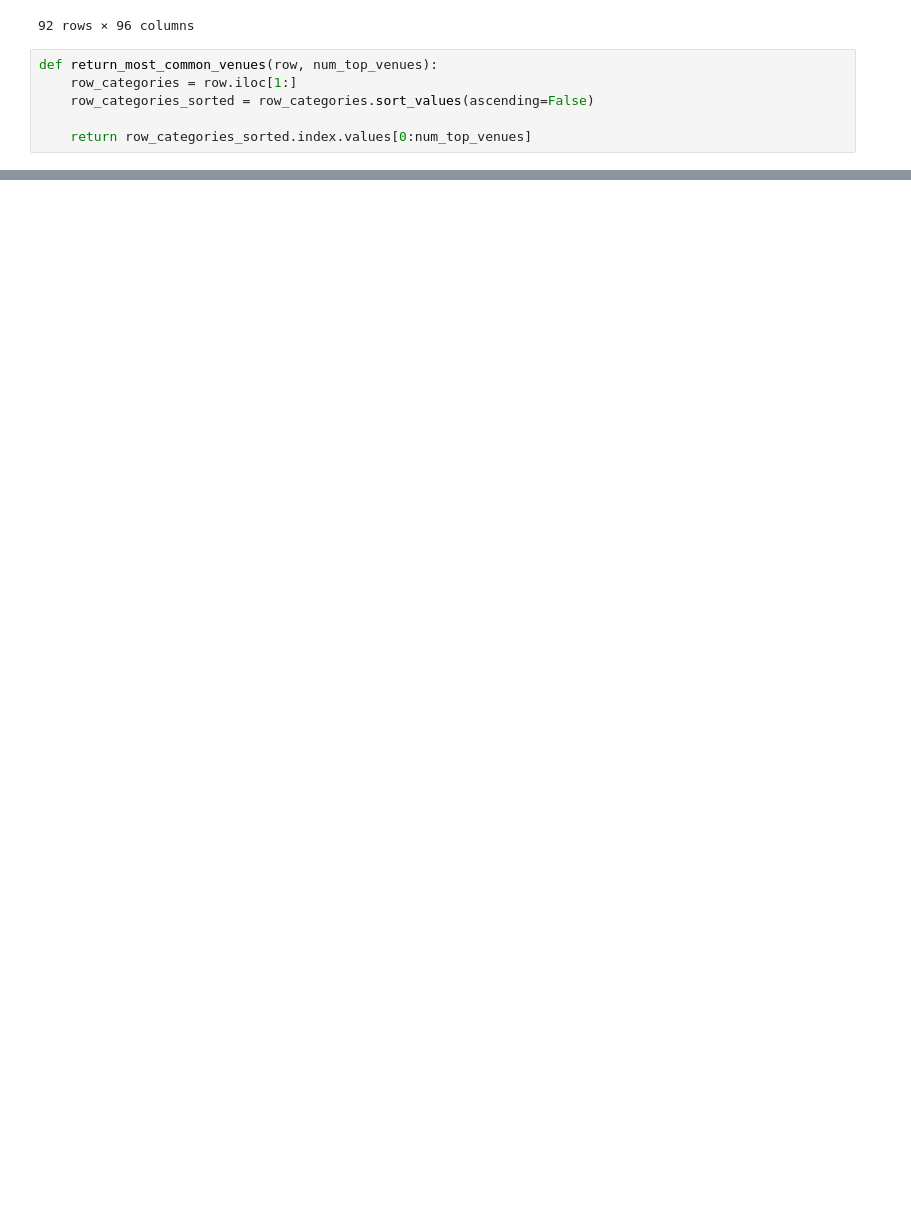
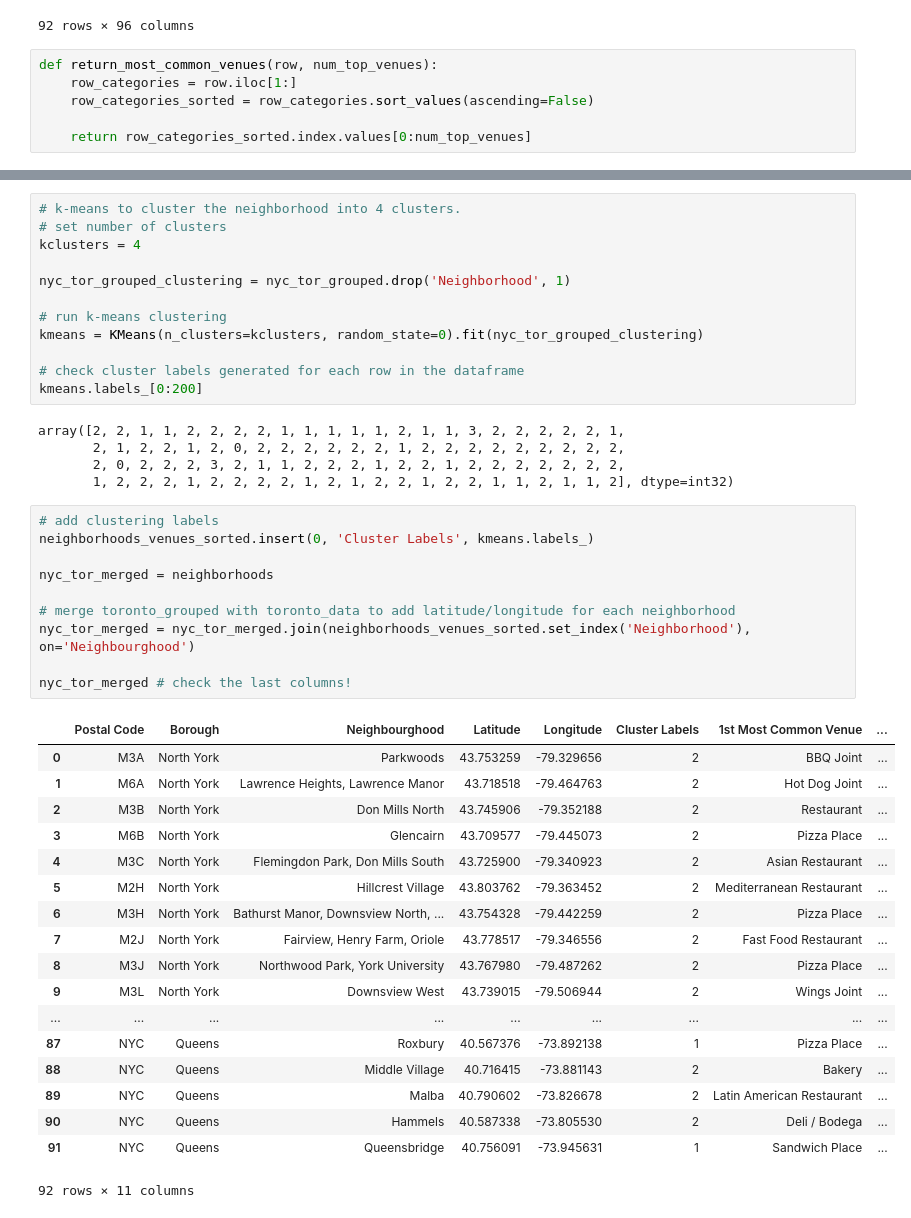
Before and after one commit to linaseid/new_york_toronto-clustering, a Jupyter notebook: Clustering New York and Toronto.ipynb, the cells around one changed output, grey strips where cells are left out. Drawn from its saved outputs; the diff is of its cells as text; blank space fills up the shorter version.

```diff
--- a/Clustering New York and Toronto.ipynb
+++ b/Clustering New York and Toronto.ipynb
@@ -409,3 +428,49 @@ neighborhoods_venues_sorted.head()
 | 2 | Astoria Heights | Deli / Bodega | Chinese Restaurant | Italian Restaurant | Burger Joint | ... |
 | 3 | Auburndale | Korean Restaurant | Deli / Bodega | Italian Restaurant | American Restaurant | ... |
 | 4 | Bathurst Manor, Downsview North, ... | Pizza Place | Deli / Bodega | Fried Chicken Joint | Chinese Restaurant | ... |
+# %%
+# k-means to cluster the neighborhood into 4 clusters.
+# set number of clusters
+kclusters = 4
+
+nyc_tor_grouped_clustering = nyc_tor_grouped.drop('Neighborhood', 1)
+
+# run k-means clustering
+kmeans = KMeans(n_clusters=kclusters, random_state=0).fit(nyc_tor_grouped_clustering)
+
+# check cluster labels generated for each row in the dataframe
+kmeans.labels_[0:200]
+# %% [output]
+array([2, 2, 1, 1, 2, 2, 2, 2, 1, 1, 1, 1, 1, 2, 1, 1, 3, 2, 2, 2, 2, 2, 1,
+       2, 1, 2, 2, 1, 2, 0, 2, 2, 2, 2, 2, 2, 1, 2, 2, 2, 2, 2, 2, 2, 2, 2,
+       2, 0, 2, 2, 2, 3, 2, 1, 1, 2, 2, 2, 1, 2, 2, 1, 2, 2, 2, 2, 2, 2, 2,
+       1, 2, 2, 2, 1, 2, 2, 2, 2, 1, 2, 1, 2, 2, 1, 2, 2, 1, 1, 2, 1, 1, 2], dtype=int32)
+# %%
+# add clustering labels
+neighborhoods_venues_sorted.insert(0, 'Cluster Labels', kmeans.labels_)
+
+nyc_tor_merged = neighborhoods
+
+# merge toronto_grouped with toronto_data to add latitude/longitude for each neighborhood
+nyc_tor_merged = nyc_tor_merged.join(neighborhoods_venues_sorted.set_index('Neighborhood'), on='Neighbourghood')
+
+nyc_tor_merged # check the last columns!
+# %% [output]
+|  | Postal Code | Borough | Neighbourghood | Latitude | Longitude | Cluster Labels | 1st Most Common Venue | ... |
+| 0 | M3A | North York | Parkwoods | 43.753259 | -79.329656 | 2 | BBQ Joint | ... |
+| 1 | M6A | North York | Lawrence Heights, Lawrence Manor | 43.718518 | -79.464763 | 2 | Hot Dog Joint | ... |
+| 2 | M3B | North York | Don Mills North | 43.745906 | -79.352188 | 2 | Restaurant | ... |
+| 3 | M6B | North York | Glencairn | 43.709577 | -79.445073 | 2 | Pizza Place | ... |
+| 4 | M3C | North York | Flemingdon Park, Don Mills South | 43.725900 | -79.340923 | 2 | Asian Restaurant | ... |
+| 5 | M2H | North York | Hillcrest Village | 43.803762 | -79.363452 | 2 | Mediterranean Restaurant | ... |
+| 6 | M3H | North York | Bathurst Manor, Downsview North, ... | 43.754328 | -79.442259 | 2 | Pizza Place | ... |
+| 7 | M2J | North York | Fairview, Henry Farm, Oriole | 43.778517 | -79.346556 | 2 | Fast Food Restaurant | ... |
+| 8 | M3J | North York | Northwood Park, York University | 43.767980 | -79.487262 | 2 | Pizza Place | ... |
+| 9 | M3L | North York | Downsview West | 43.739015 | -79.506944 | 2 | Wings Joint | ... |
+| ... | ... | ... | ... | ... | ... | ... | ... | ... |
+| 87 | NYC | Queens | Roxbury | 40.567376 | -73.892138 | 1 | Pizza Place | ... |
+| 88 | NYC | Queens | Middle Village | 40.716415 | -73.881143 | 2 | Bakery | ... |
+| 89 | NYC | Queens | Malba | 40.790602 | -73.826678 | 2 | Latin American Restaurant | ... |
+| 90 | NYC | Queens | Hammels | 40.587338 | -73.805530 | 2 | Deli / Bodega | ... |
+| 91 | NYC | Queens | Queensbridge | 40.756091 | -73.945631 | 1 | Sandwich Place | ... |
+92 rows × 11 columns
```
Also changed, not shown: parts of 19 cells of this notebook.
